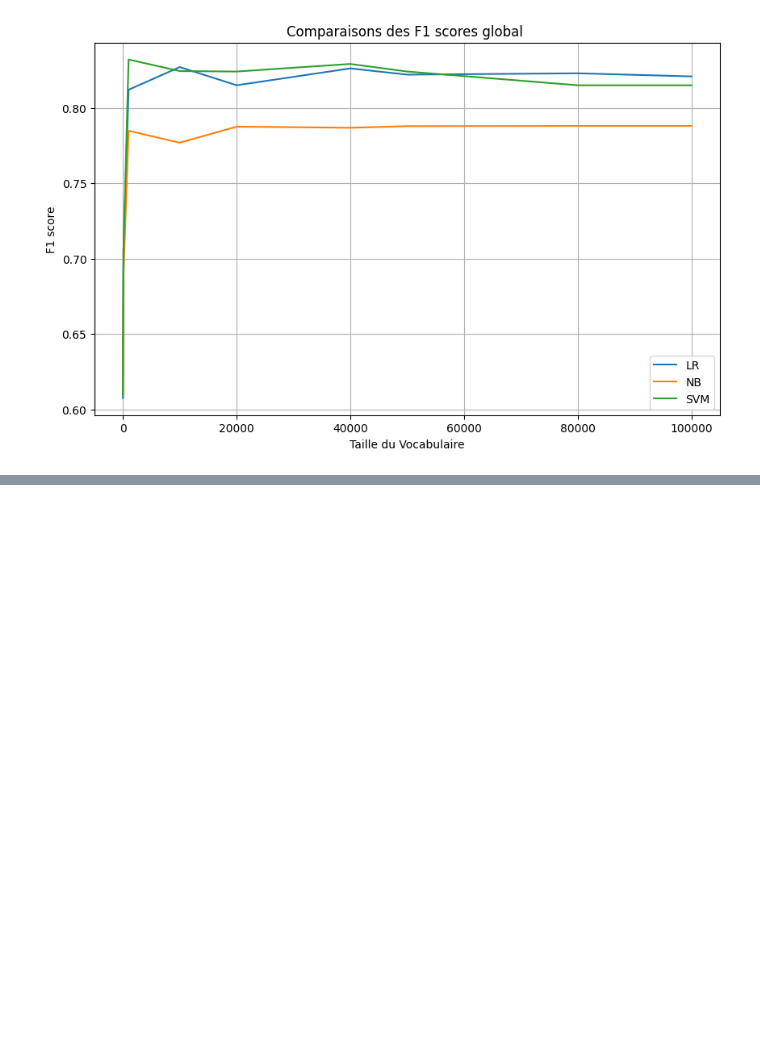
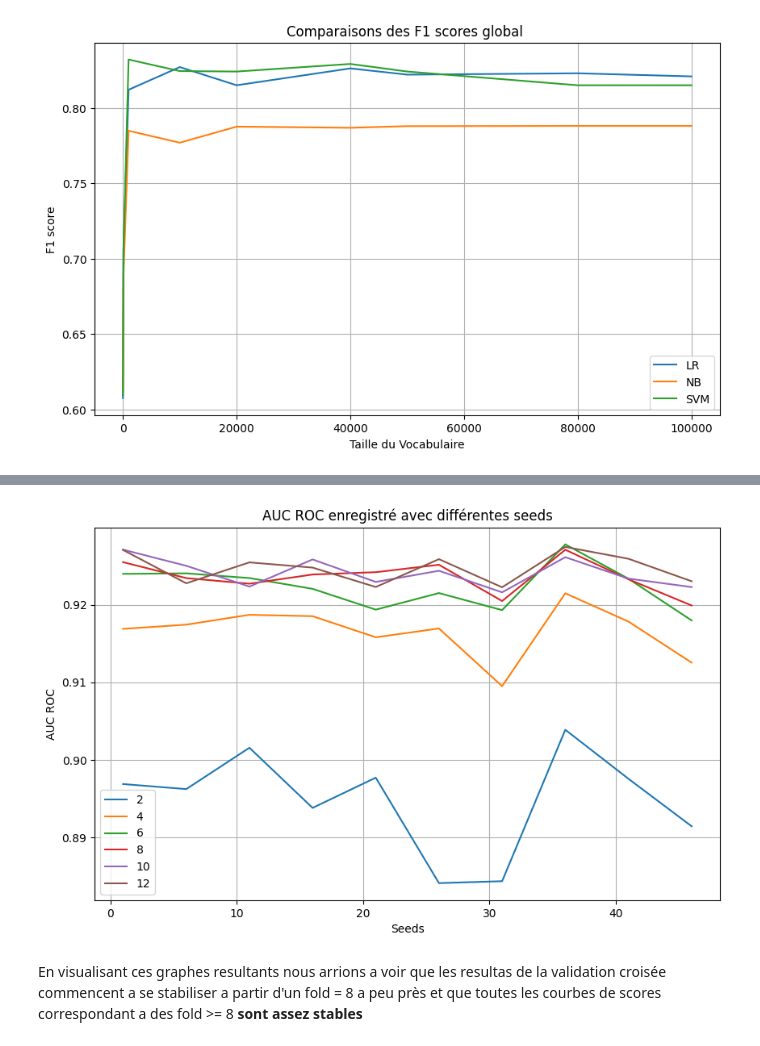
Before and after one commit to Racha1004/TAL-analyse-de-sentiments-et-reconnaissance-du-locuteur, a Jupyter notebook: Analyse_De_Sentiments_Movies/3_comparaison_des_performances.ipynb, the cells around one changed output, grey strips where cells are left out. Drawn from its saved outputs; the diff is of its cells as text; code cells hidden in the pictures; blank space fills up the shorter version.

```diff
--- a/Analyse_De_Sentiments_Movies/3_comparaison_des_performances.ipynb
+++ b/Analyse_De_Sentiments_Movies/3_comparaison_des_performances.ipynb
@@ -286,0 +453,22 @@ plt.show()
+# %%
+
+# Tracer les courbes
+plt.figure(figsize=(10, 6))
+
+plt.plot(seeds, scores_k[2][1],label="2")
+plt.plot(seeds, scores_k[4][1],label="4")
+plt.plot(seeds, scores_k[6][1],label="6")
+plt.plot(seeds, scores_k[8][1],label="8")
+plt.plot(seeds, scores_k[10][1],label="10")
+plt.plot(seeds, scores_k[12][1],label="12")
+
+plt.xlabel('Seeds')
+plt.ylabel('AUC ROC')
+plt.title('AUC ROC enregistré avec différentes seeds')
+plt.legend()
+plt.grid(True)
+plt.show()
+# %% [output]
+[figure, added]
+# %% [markdown]
+En visualisant ces graphes resultants nous arrions a voir que les resultas de la validation croisée commencent a se stabiliser a partir d'un fold = 8 a peu près et que toutes les courbes de scores correspondant a des fold >= 8 **sont assez stables**
```
Also changed, not shown: parts of 12 cells of this notebook.
